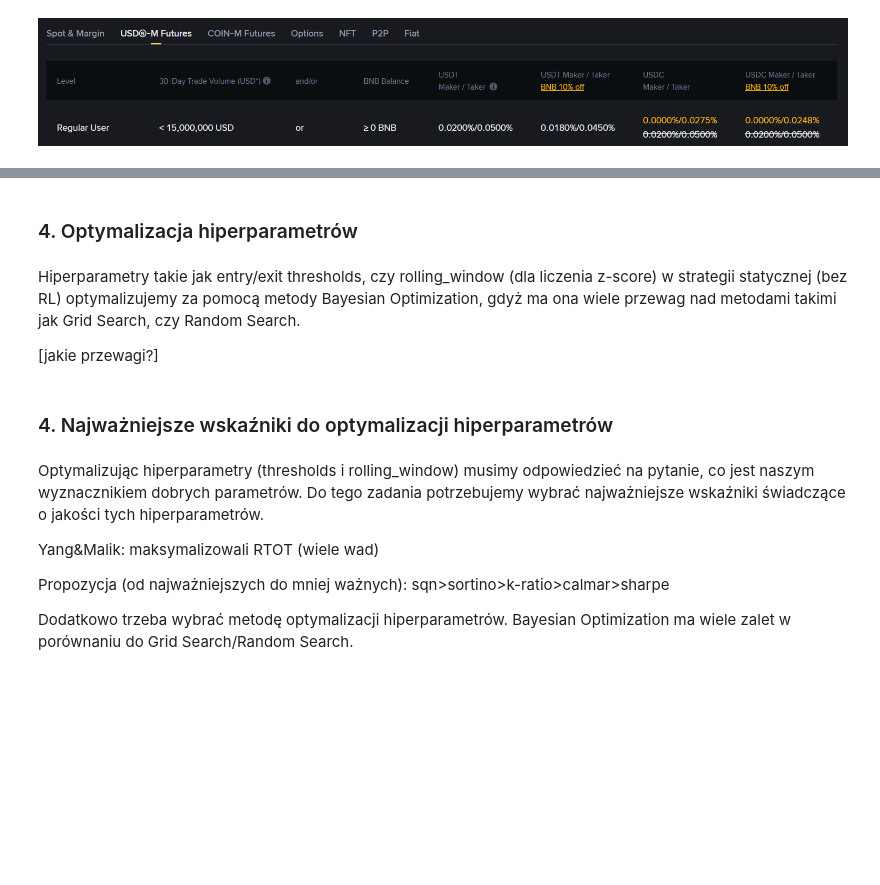
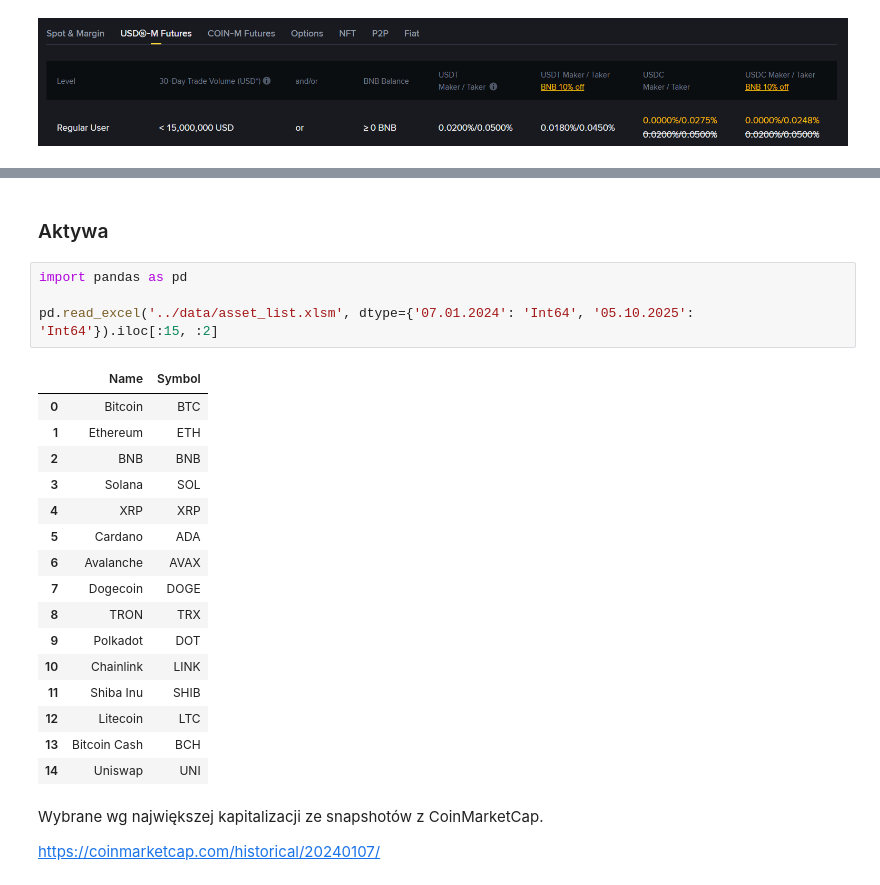
Before and after one commit to damianlebiedz/research-paper, a Jupyter notebook: notebooks/theory.ipynb, the cells around one changed output, grey strips where cells are left out. Saved outputs shown, nothing was run; the diff lists cells and outputs as text; blank space fills up the shorter version.

```diff
--- a/notebooks/theory.ipynb
+++ b/notebooks/theory.ipynb
@@ -16,16 +17,27 @@ Nie reinwestujemy. Wielkość dostępnego kapitału dla pozycji jest zawsze taka
-# %% [markdown]
-### 4. Optymalizacja hiperparametrów
-# %% [markdown]
-Hiperparametry takie jak entry/exit thresholds, czy rolling_window (dla liczenia z-score) w strategii statycznej (bez RL) optymalizujemy za pomocą metody Bayesian Optimization, gdyż ma ona wiele przewag nad metodami takimi jak Grid Search, czy Random Search.
-
-[jakie przewagi?]
-# %% [markdown]
-### 4. Najważniejsze wskaźniki do optymalizacji hiperparametrów
-# %% [markdown]
-Optymalizując hiperparametry (thresholds i rolling_window) musimy odpowiedzieć na pytanie, co jest naszym wyznacznikiem dobrych parametrów. Do tego zadania potrzebujemy wybrać najważniejsze wskaźniki świadczące o jakości tych hiperparametrów.
-
-Yang&Malik: maksymalizowali RTOT (wiele wad)
-
-Propozycja (od najważniejszych do mniej ważnych): sqn>sortino>k-ratio>calmar>sharpe
-
-Dodatkowo trzeba wybrać metodę optymalizacji hiperparametrów. Bayesian Optimization ma wiele zalet w porównaniu do Grid Search/Random Search.
+# %% [markdown]
+### Aktywa
+# %%
+import pandas as pd
+
+pd.read_excel('../data/asset_list.xlsm', dtype={'07.01.2024': 'Int64', '05.10.2025': 'Int64'}).iloc[:15, :2]
+# %% [output]
+|  | Name | Symbol |
+| 0 | Bitcoin | BTC |
+| 1 | Ethereum | ETH |
+| 2 | BNB | BNB |
+| 3 | Solana | SOL |
+| 4 | XRP | XRP |
+| 5 | Cardano | ADA |
+| 6 | Avalanche | AVAX |
+| 7 | Dogecoin | DOGE |
+| 8 | TRON | TRX |
+| 9 | Polkadot | DOT |
+| 10 | Chainlink | LINK |
+| 11 | Shiba Inu | SHIB |
+| 12 | Litecoin | LTC |
+| 13 | Bitcoin Cash | BCH |
+| 14 | Uniswap | UNI |
+# %% [markdown]
+Wybrane wg największej kapitalizacji ze snapshotów z CoinMarketCap.
+
+https://coinmarketcap.com/historical/20240107/
```
Also changed, not shown: parts of 11 cells of this notebook, 10 other files.
